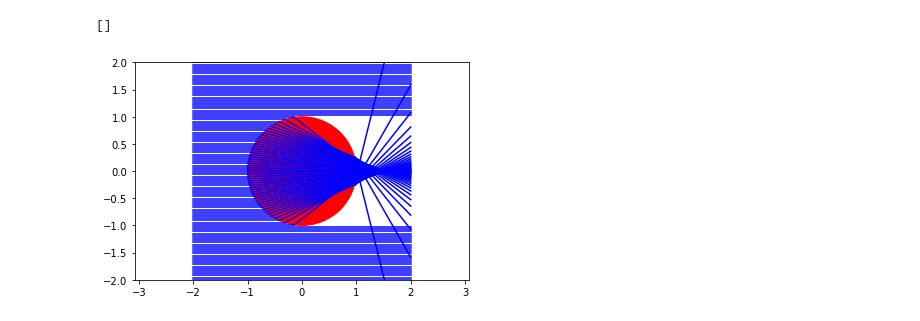
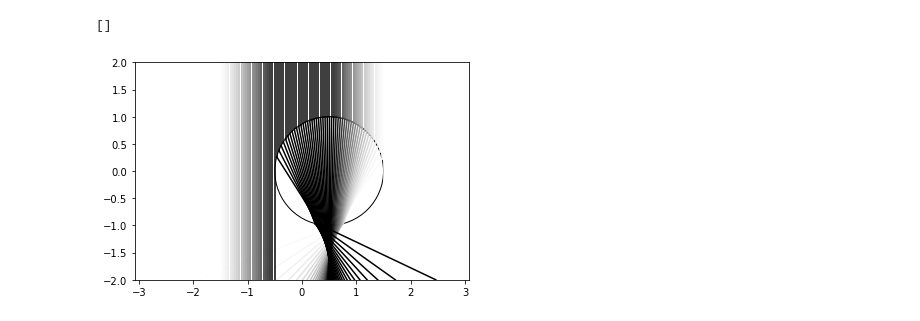
Before and after one commit to Gtwomd/advancedlab3, a Jupyter notebook: code/Source/bead_scattering.ipynb, the cells around one changed output. Cells and saved outputs as stored; diff of their text form; code cells hidden in the pictures.

```diff
--- a/code/Source/bead_scattering.ipynb
+++ b/code/Source/bead_scattering.ipynb
@@ -41,6 +42,7 @@ def end_line(mincident,x2,y2,x0,y0,r,n=1.43):
     nslope = new_slope(mnorm,-thetaprime)
     m2,b2 = solve_for_line(nslope, x2,y2)
     return m2, b2
-def gaussian(x, mu=0, sigma=.3):
-    return np.pow(np.sqrt(2*np.pi*sigma**2),-1/2)*np.exp(-np.pow((x-mu)/sigma,2)*1/2)
+def gaussian(x, mu=0, sigma=1):
+    return np.power(np.sqrt(2*np.pi*sigma**2),-1/2)*np.exp(-np.power((x-mu)/sigma,2)*1/2)
 def color(b):
+    return (gaussian(b)-.2)*3
@@ -49,40 +49,43 @@ IndentationError: expected an indented block (<ipython-input-148-f31c6b1b9b57>,
 # %%
 fig, ax = plt.subplots()
-m=0; b=0; x0=0; y0=0; r=1
-circle = plt.Circle((x0, y0), r, color='r')
+m=0; b=0; x0=0; y0=.5; r=1
+
 ax.set_aspect('equal', 'datalim')
-ax.add_artist(circle)
+
 ax.set_xlim(-2,2)
 ax.set_ylim(-2,2)
 blist = np.linspace(2,-2,100)
 
+cmap = cm.get_cmap('Greys')
+
+
 for b in blist:
-    color = color(b)
+    c = cmap(color(b))
     x1,y1,x2,y2 = calculate_intersection(m, b, x0, y0, r)
 
     if np.isreal(x2):
         x_first = np.linspace(-2,x2)
-        ax.plot(x_first, m*x_first+b, 'blue')
+        ax.plot(m*x_first+b, -x_first, c = c)
 
 
         m2, b2, x12,y12,x22,y22 = middle_line(m, x2, y2, x0, y0, r)
 
-        ax.plot([x12,x22], [y12,y22], 'blue')
+        ax.plot([y12,y22],[-x12,-x22], c = c)
 
         m3, b3 = end_line(m2, x12, y12, x0, y0, r)
         x_last = np.linspace(x12, 2)
-        ax.plot(x_last, m3*x_last+b3, 'blue')
+        ax.plot(m3*x_last+b3, -x_last, c = c)
 
     else:
         x_first = np.linspace(-2,2)
-        ax.plot(x_first, m*x_first+b, 'blue')
+        ax.plot(m*x_first+b, -x_first, c = c)
 
-
-
+circle = plt.Circle((y0, -x0), r, color='k',fill=False)
+ax.add_artist(circle)
 
 
 
 ax.plot()
 # %% [output]
 []
-[figure, old version]
+[figure, new version]
```
Also changed, not shown: parts of 2 cells of this notebook.
